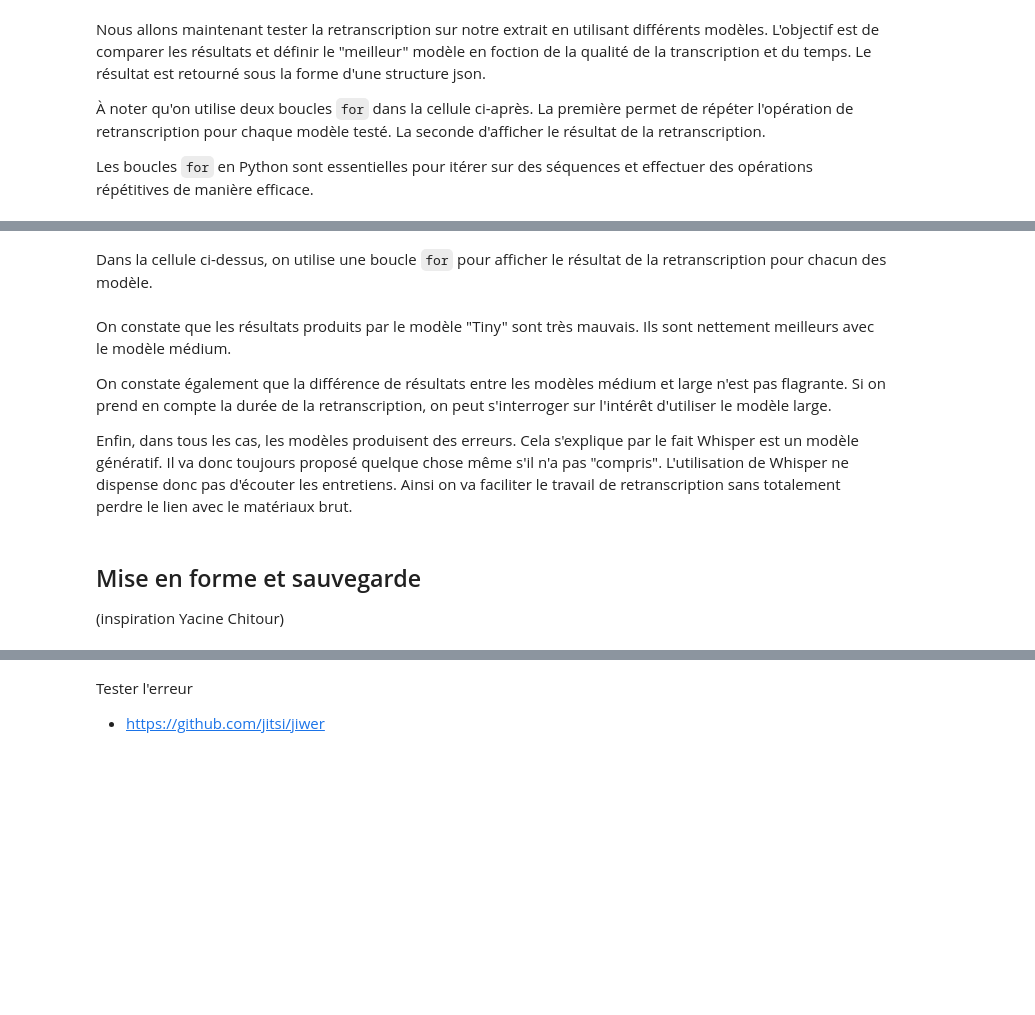
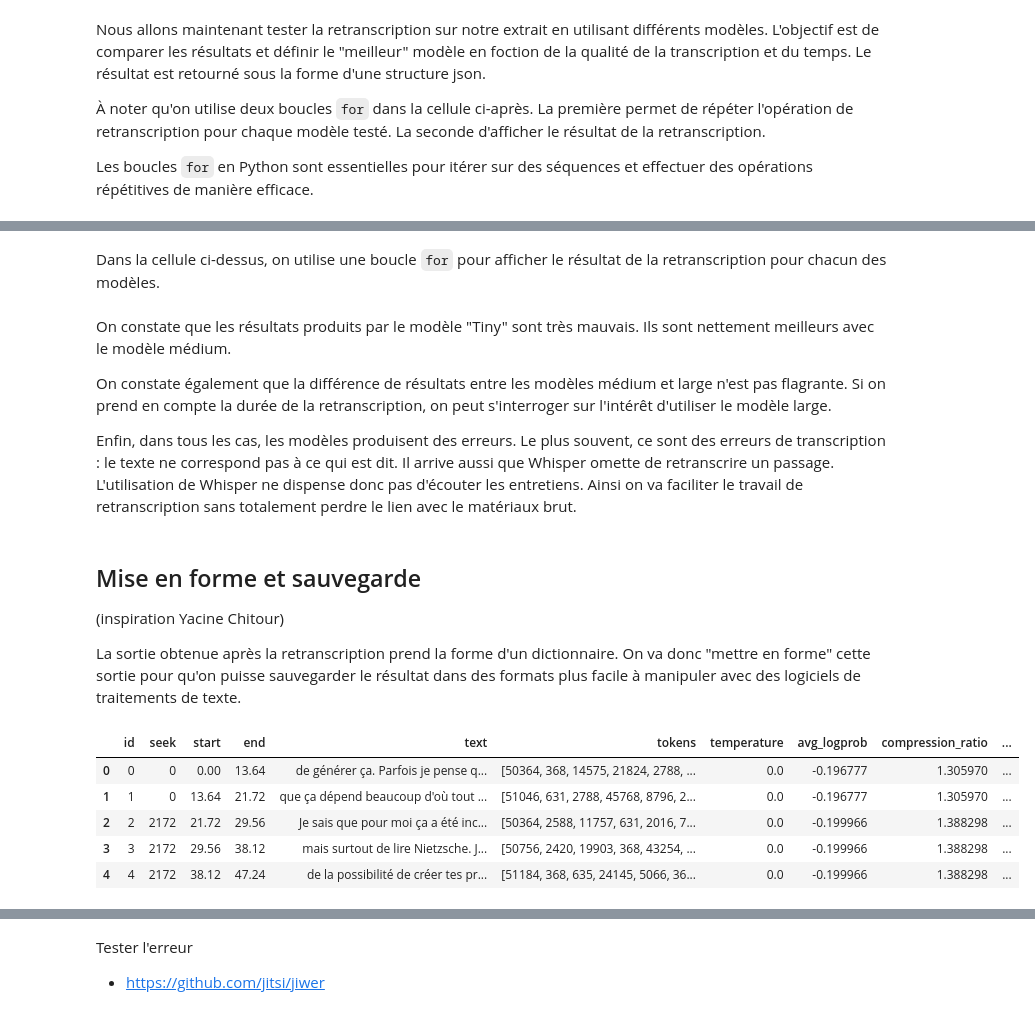
Before and after one commit to luneauaymeric/python-for-quali, a Jupyter notebook: scripts/transcript_with_whisper.ipynb, the cells around one changed output, grey strips where cells are left out. Cells and saved outputs as stored; diff of their text form; code cells hidden in the pictures; blank space fills up the shorter version.

Commit message:
update formation

```diff
--- a/scripts/transcript_with_whisper.ipynb
+++ b/scripts/transcript_with_whisper.ipynb
@@ -137,17 +140,17 @@ Segment 7 :  C'est vraiment possible d'analyser, de critiquer, etc.
 # %%
 start = time.time() # on lance le chronomètre
-result_tiny = tiny_model.transcribe("sample.mp3", verbose=None, fp16=False)
+result_tiny = tiny_model.transcribe("../records/sample.mp3", verbose=None, fp16=False)
 print("Temps écoulé : ", time.ctime(time.time() - start)[11:19])
 
 
 start = time.time()
-result_medium = medium_model.transcribe("sample.mp3", fp16=False)
+result_medium = medium_model.transcribe("../records/sample.mp3", fp16=False)
 print("Temps écoulé : ", time.ctime(time.time() - start)[11:19])
 
 start = time.time()
-result_large = large_model.transcribe("sample.mp3", fp16=False)
+result_large = large_model.transcribe("../records/sample.mp3", fp16=False)
 print("Temps écoulé : ", time.ctime(time.time() - start)[11:19])
 
 start = time.time()
-result_largev3 = largev3_model.transcribe("sample.mp3", fp16=False)
+result_largev3 = largev3_model.transcribe("../records/sample.mp3", fp16=False)
 print("Temps écoulé : ", time.ctime(time.time() - start)[11:19])
@@ -154,19 +162,28 @@ print("Temps écoulé : ", time.ctime(time.time() - start)[11:19])
 # %% [markdown]
-Dans la cellule ci-dessus, on utilise une boucle `for` pour afficher le résultat de la retranscription pour chacun des modèle.
+Dans la cellule ci-dessus, on utilise une boucle `for` pour afficher le résultat de la retranscription pour chacun des modèles.
 # %% [markdown]
 On constate que les résultats produits par le modèle "Tiny" sont très mauvais. Ils sont nettement meilleurs avec le modèle médium.
 
 On constate également que la différence de résultats entre les modèles médium et large n'est pas flagrante. Si on prend en compte la durée de la retranscription, on peut s'interroger sur l'intérêt d'utiliser le modèle large.
 
-Enfin, dans tous les cas, les modèles produisent des erreurs. Cela s'explique par le fait Whisper est un modèle génératif. Il va donc toujours proposé quelque chose même s'il n'a pas "compris". L'utilisation de Whisper ne dispense donc pas d'écouter les entretiens. Ainsi on va faciliter le travail de retranscription sans totalement perdre le lien avec le matériaux brut.
+Enfin, dans tous les cas, les modèles produisent des erreurs. Le plus souvent, ce sont des erreurs de transcription : le texte ne correspond pas à ce qui est dit. Il arrive aussi que Whisper omette de retranscrire un passage. L'utilisation de Whisper ne dispense donc pas d'écouter les entretiens. Ainsi on va faciliter le travail de retranscription sans totalement perdre le lien avec le matériaux brut.
 # %% [markdown]
 ## Mise en forme et sauvegarde
 
 (inspiration Yacine Chitour)
+
+La sortie obtenue après la retranscription prend la forme d'un dictionnaire. On va donc "mettre en forme" cette sortie pour qu'on puisse sauvegarder le résultat dans des formats plus facile à manipuler avec des logiciels de traitements de texte.
 # %%
 import pandas as pd
-speech = pd.DataFrame.from_dict(result['segments'])
+speech = pd.DataFrame.from_dict(result_medium['segments'])
 speech.head()
+# %% [output]
+|  | id | seek | start | end | text | tokens | temperature | avg_logprob | compression_ratio | ... |
+| 0 | 0 | 0 | 0.00 | 13.64 | de générer ça. Parfois je pense q... | [50364, 368, 14575, 21824, 2788, ... | 0.0 | -0.196777 | 1.305970 | ... |
+| 1 | 1 | 0 | 13.64 | 21.72 | que ça dépend beaucoup d'où tout ... | [51046, 631, 2788, 45768, 8796, 2... | 0.0 | -0.196777 | 1.305970 | ... |
+| 2 | 2 | 2172 | 21.72 | 29.56 | Je sais que pour moi ça a été inc... | [50364, 2588, 11757, 631, 2016, 7... | 0.0 | -0.199966 | 1.388298 | ... |
+| 3 | 3 | 2172 | 29.56 | 38.12 | mais surtout de lire Nietzsche. J... | [50756, 2420, 19903, 368, 43254, ... | 0.0 | -0.199966 | 1.388298 | ... |
+| 4 | 4 | 2172 | 38.12 | 47.24 | de la possibilité de créer tes pr... | [51184, 368, 635, 24145, 5066, 36... | 0.0 | -0.199966 | 1.388298 | ... |
 # %%
 def convertir(seconds):
     h = int(seconds // 3600)
```
Also changed, not shown: parts of 9 cells of this notebook.
